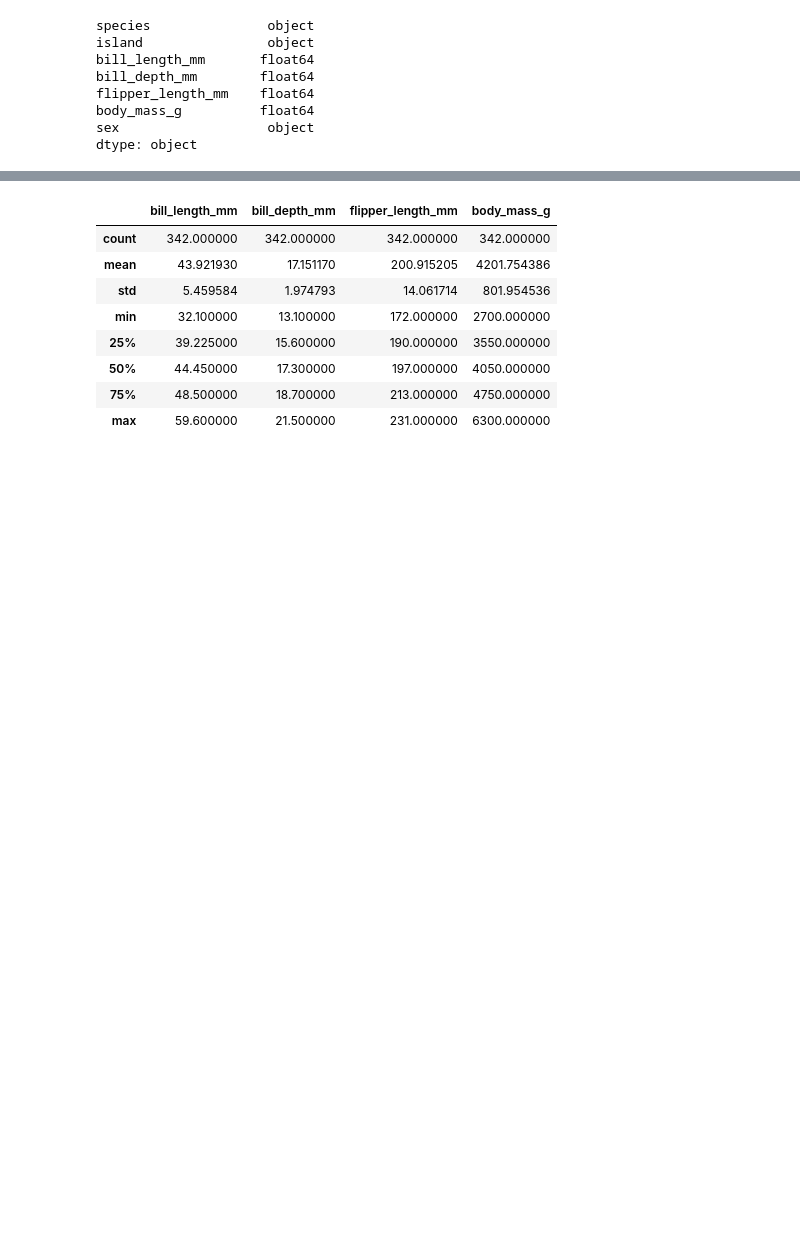
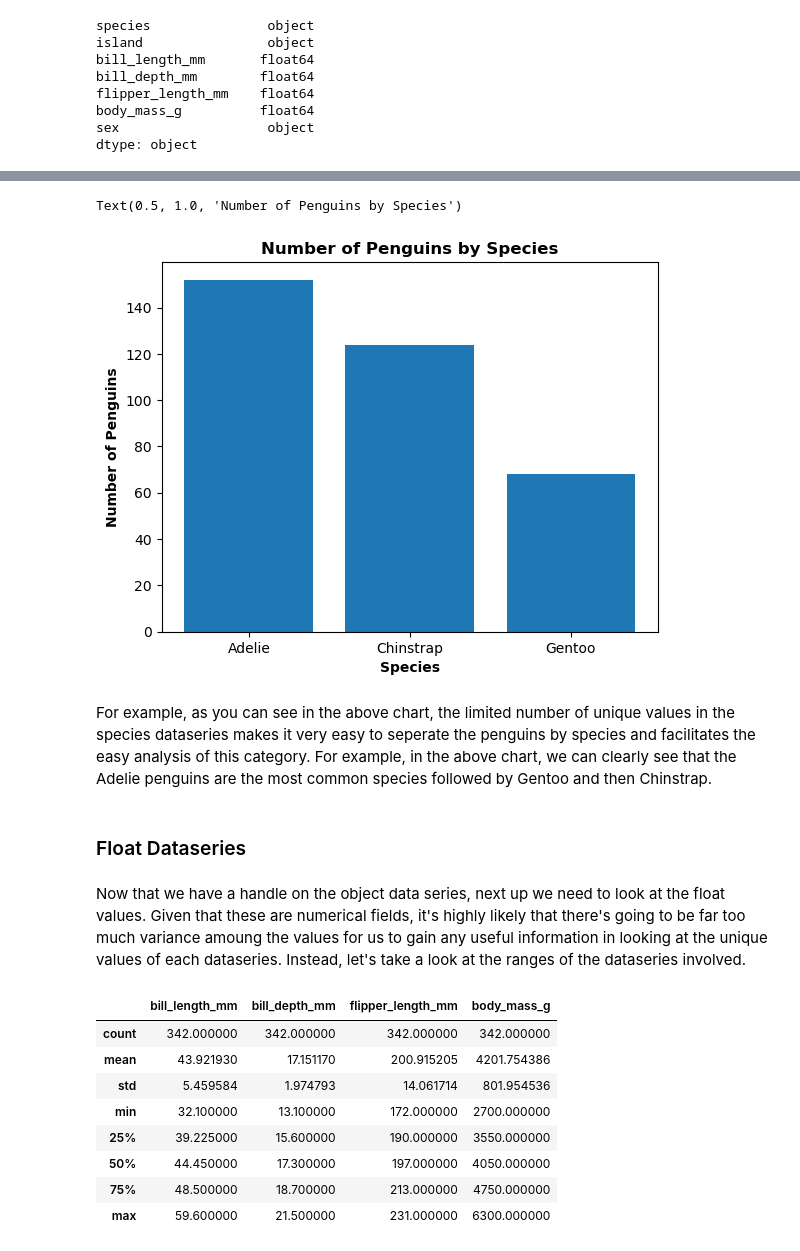
Before and after one commit to NeilTynan/8634, a Jupyter notebook: penguins.ipynb, the cells around one changed output, grey strips where cells are left out. Saved outputs shown, nothing was run; the diff lists cells and outputs as text; code cells hidden in the pictures; blank space fills up the shorter version.

Commit message:
Readme and text updates

```diff
--- a/penguins.ipynb
+++ b/penguins.ipynb
@@ -91,3 +125,27 @@ dtype: object
+# %%
+# Define Data
+Number = df['species'].value_counts()
+Species = df['species'].unique()
+
+width =0.4
+
+plt.bar(Species, Number)
+
+# Define labels
+plt.xlabel('Species', fontweight ='bold', size=10)
+plt.ylabel('Number of Penguins', fontweight ='bold', size=10)
+
+# Add Title
+plt.title('Number of Penguins by Species', fontweight ='bold', size=12)
+# %% [output]
+Text(0.5, 1.0, 'Number of Penguins by Species')
+[figure, added]
+# %% [markdown]
+For example, as you can see in the above chart, the limited number of unique values in the species dataseries makes it very easy to seperate the penguins by species and facilitates the easy analysis of this category. For example, in the above chart, we can clearly see that the Adelie penguins are the most common species followed by Gentoo and then Chinstrap.
+# %% [markdown]
+### Float Dataseries
+# %% [markdown]
+Now that we have a handle on the object data series, next up we need to look at the float values. Given that these are numerical fields, it's highly likely that there's going to be far too much variance amoung the values for us to gain any useful information in looking at the unique values of each dataseries. Instead, let's take a look at the ranges of the dataseries involved.
 # %%
 # Getting an idea of the variation in the floats
 df.describe ()
```
Also changed, not shown: parts of 61 cells of this notebook, 1 other file.
